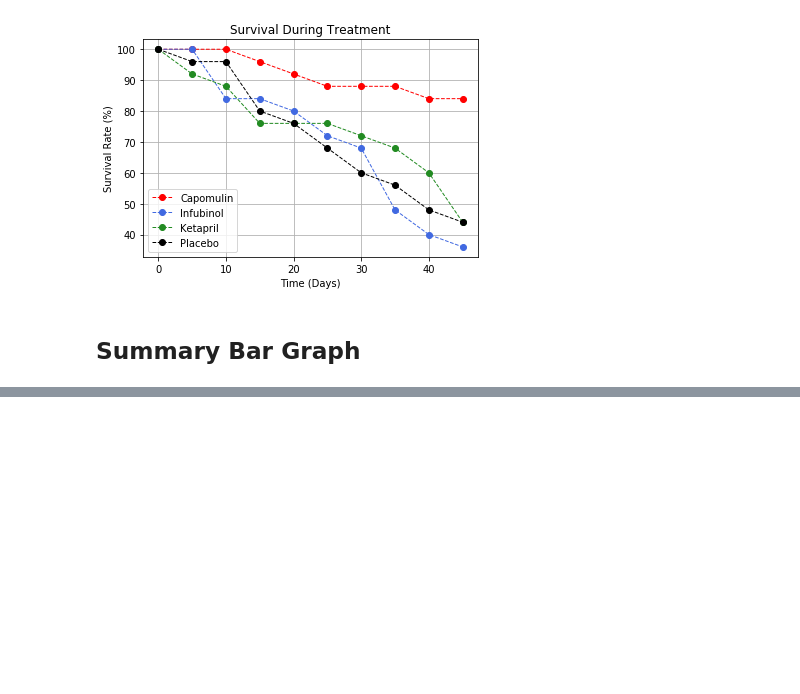
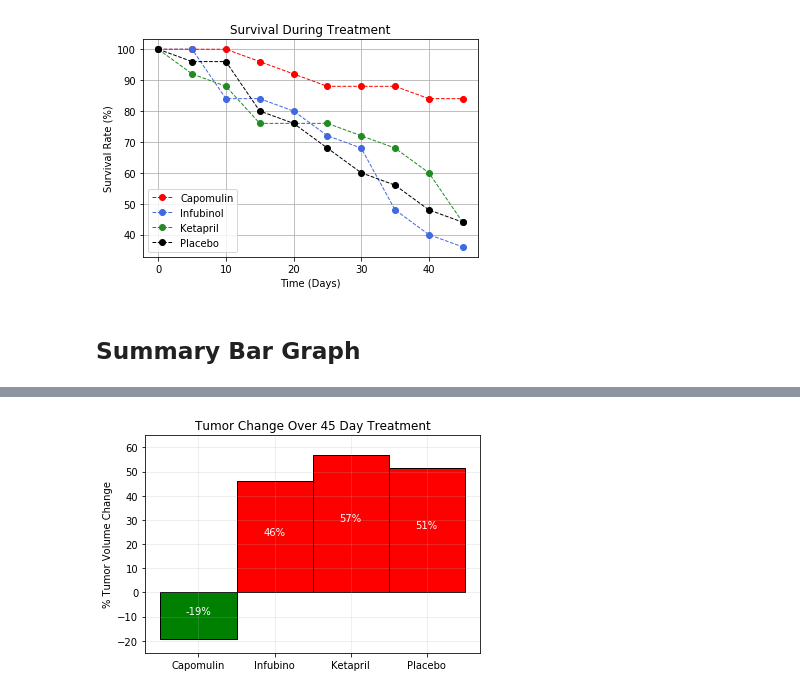
Before and after one commit to dowripple/matplotlib-challenge, a Jupyter notebook: Pymaceuticals/pymaceuticals.ipynb, the cells around one changed output, grey strips where cells are left out. Cells and saved outputs as stored; diff of their text form; code cells hidden in the pictures; blank space fills up the shorter version.

Commit message:
Last chart!

```diff
--- a/Pymaceuticals/pymaceuticals.ipynb
+++ b/Pymaceuticals/pymaceuticals.ipynb
@@ -502,0 +423,19 @@ fig.show()
+# %%
+# get the last timepoint
+tp_max = merge_df['Timepoint'].max()
+
+# calculate the % change by drug, using or already pivoted df for tumor volume
+capomulin_change = ((tumor_data_df['Capomulin'][tp_max] - tumor_data_df['Capomulin'][0])/tp_max)*100
+infubinol_change = ((tumor_data_df['Infubinol'][tp_max] - tumor_data_df['Infubinol'][0])/tp_max)*100
+ketapril_change = ((tumor_data_df['Ketapril'][tp_max] - tumor_data_df['Ketapril'][0])/tp_max)*100
+placebo_change = ((tumor_data_df['Placebo'][tp_max] - tumor_data_df['Placebo'][0])/tp_max)*100
+
+drugs = ['Capomulin', 'Infubinol','Ketapril','Placebo']
+changes = [capomulin_change, infubinol_change, ketapril_change, placebo_change]
+
+drug_change_df = pd.DataFrame({
+    'Drug': drugs,
+    'Percent Change': changes
+})
+
+drug_change_df.head()
@@ -502,0 +448,58 @@ fig.show()
+# %%
+# function to label bars
+def labelBars(bars, cols):
+    (y_bottom, y_top) = cols.get_ylim()
+    y_height = y_top - y_bottom
+
+    for bar in bars:
+        bar_height = bar.get_height()
+        # center the label position (bar_height / 2)
+        label_position = bar_height / 2
+
+        cols.text(
+            bar.get_x() + bar.get_width()/2,
+            label_position,
+            str('%d' % int(bar_height)) + '%',
+            ha='center',
+            va='bottom',
+            color='w'
+        )
+
+# setup for chart
+bars, cols = plt.subplots()
+xaxis = np.arange(0,4,1)
+values = drug_change_df['Percent Change']
+labels = ['Capomulin','Infubino','Ketapril','Placebo']
+
+# list to store the colors, green for good, red for bad
+colors = []
+
+# loop through the values, assigning the color based on value
+for value in values:
+    if value < 0:
+        colors.append('g')
+    else:
+        colors.append('r')
+
+change_plot = plt.bar(
+    xaxis,
+    values,
+    color=colors,
+    tick_label = labels,
+    width = 1,
+    edgecolor = 'black'
+)
+
+# add titles, axis labels,grid and y-limits (x looks ok)
+cols.set_title('Tumor Change Over 45 Day Treatment')
+cols.set_ylabel('% Tumor Volume Change')
+cols.grid(alpha = .25)
+cols.set_ylim(-25,65)
+
+# call label function
+labelBars(change_plot, cols)
+
+# save image
+plt.savefig('../Images/change.png')
+# %% [output]
+[figure, added]
```
Also changed, not shown: parts of 5 cells of this notebook, 3 other files.
